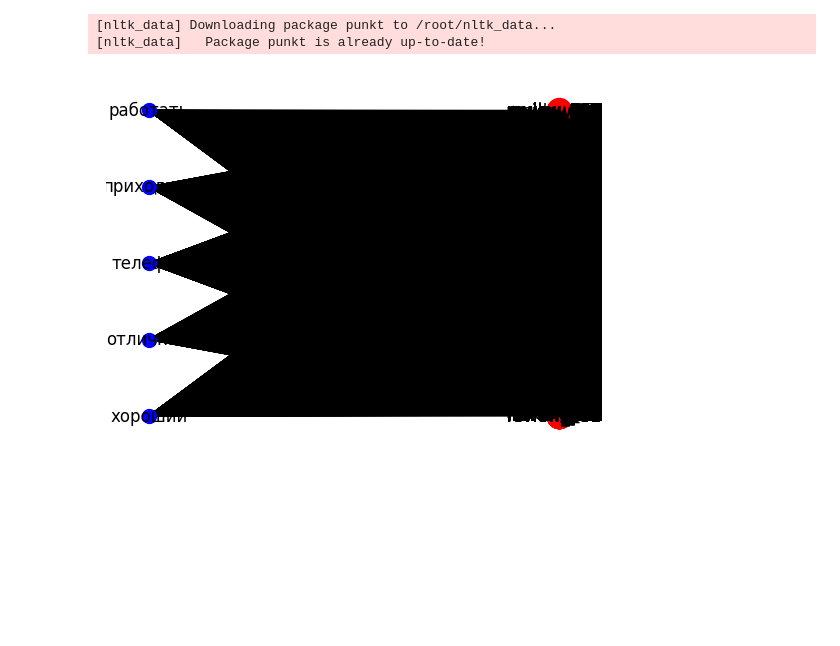
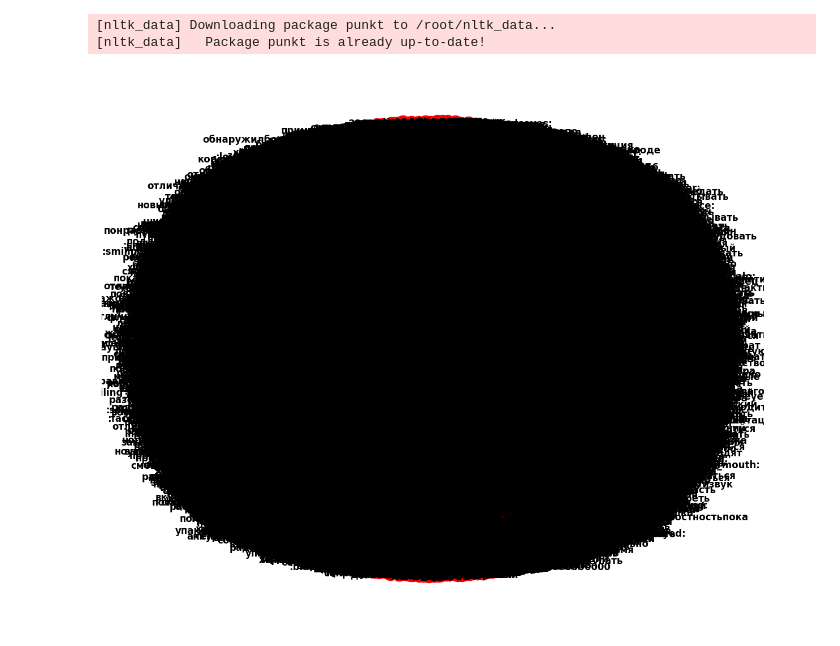
Before and after one commit to ilyx666/REVIEW, a Jupyter notebook: какэтоработает.ipynb, the cells around one changed output. Drawn from its saved outputs; the diff is of its cells as text; code cells hidden in the pictures; blank space fills up the shorter version.

```diff
--- a/какэтоработает.ipynb
+++ b/какэтоработает.ipynb
@@ -7,6 +7,6 @@ from nltk.tokenize import word_tokenize
 from collections import Counter
 import numpy as np
 # %%
-df = pd.read_excel("/content/review_preprocessing_withLenRev.xlsx")
+df = pd.read_excel("/content/review_preprocessing (1).xlsx")
 df
 # %% [output]
@@ -41,0 +42,7 @@ print(most_common_words)
+# %%
+import nltk
+nltk.download('punkt')
+
+wrdss = list(nltk.bigrams(word_count))
+
+print(wrdss)
@@ -42,10 +53,11 @@ print(most_common_words)
 # %%
-
+import nltk
+nltk.download('punkt')
 from nltk import bigrams
 
 # Сбор биграмм для наиболее часто встречаемых слов
 word_bigrams = []
-for word in most_common_words:
+for word in wrdss:
     word_tokens = [token for token in word_tokenize(review.lower()) if token.isalpha()]
     word_bigrams.extend(list(bigrams(word_tokens)))
 
@@ -62,7 +74,7 @@ G.add_nodes_from(most_common_bigrams)
 # Добавление ребер между биграммами и соответствующими им словами
 for bigram in most_common_bigrams:
     first_word, second_word = bigram
-    if first_word in most_common_words and second_word in most_common_words:
+    if first_word in word_count and second_word in word_count:
         G.add_edge(first_word, second_word)
 
 # Визуализация графа
@@ -73,37 +87,39 @@ plt.show()
 # %%
 import nltk
 nltk.download('punkt')
 
 # Построение триграфа
 Gg = nx.Graph()
 
 # Создание узлов для слов
-Gg.add_nodes_from(most_common_words, bipartite=0)
+Gg.add_nodes_from(word_count, bipartite=0)
 
 # Создание узлов для отзывов
 reviews_nodes = []
 for i, review in enumerate(rev):
     node_name = f"review_{i}"
     review_tokens = word_tokenize(review.lower())
     reviews_nodes.append(node_name)
     Gg.add_node(node_name, tokens=review_tokens, bipartite=1)
 
 # Добавление ребер между словами и соответствующими им отзывами
-for word in most_common_words:
+for word in word_count:
     for node_name in reviews_nodes:
         review_tokens = Gg.nodes[node_name]['tokens']
         if word in review_tokens:
             Gg.add_edge(word, node_name)
 
 # Раскладка графа и визуализация
-pos = nx.bipartite_layout(Gg, most_common_words)
-nx.draw_networkx_nodes(Gg, pos, node_color='blue', node_size=100)
-nx.draw_networkx_nodes(Gg, pos, nodelist=reviews_nodes, node_color='red', node_size=300)
-nx.draw_networkx_edges(Gg, pos)
-nx.draw_networkx_labels(Gg, pos)
+pos = nx.spring_layout(Gg, k=0.2)
+plt.figure(figsize=(12, 10))
+nx.draw_networkx_nodes(Gg, pos, node_color='blue', node_size=100, alpha=0.5)
+nx.draw_networkx_nodes(Gg, pos, nodelist=reviews_nodes, node_color='red', node_size=300, alpha=1)
+nx.draw_networkx_edges(Gg, pos, alpha=0.5)
+nx.draw_networkx_labels(Gg, pos, font_size=12, font_weight='bold')
 plt.axis('off')
+plt.tight_layout()
 plt.show()
 # %% [output]
 [nltk_data] Downloading package punkt to /root/nltk_data...
 [nltk_data]   Package punkt is already up-to-date!
-[figure, old version]
+[figure, new version]
```
Also changed, not shown: parts of 4 cells of this notebook.
